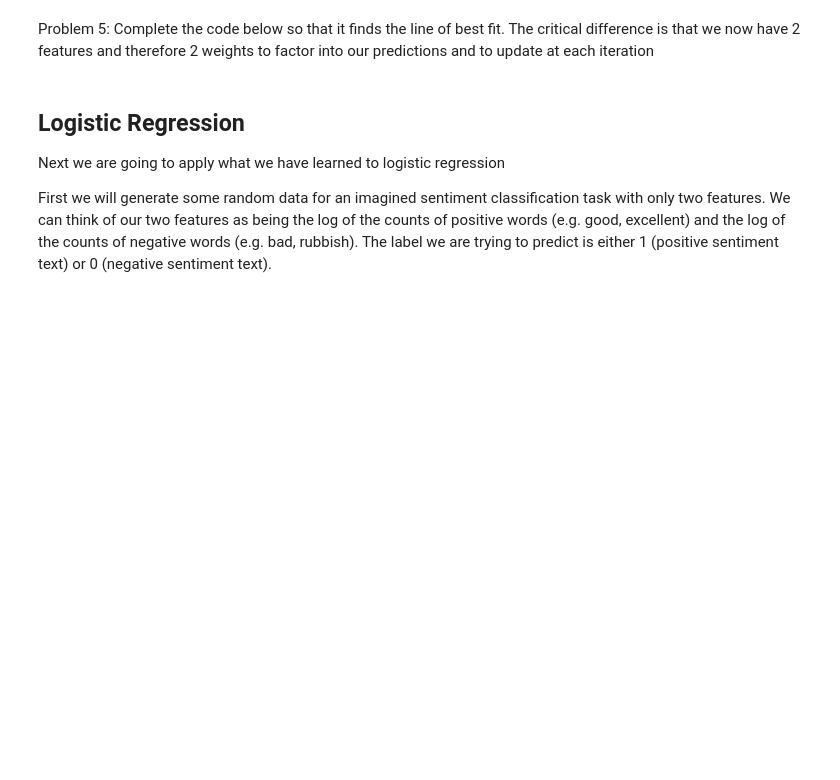
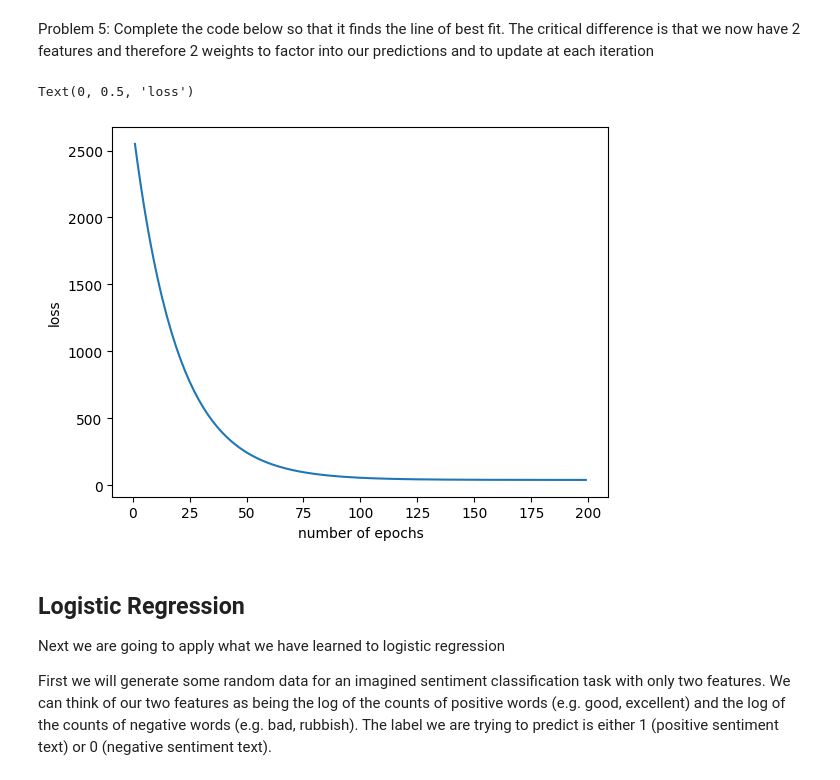
Before and after one commit to noobylub/APCSA, a Jupyter notebook: LELA60331_Week_5_Seminar.ipynb, the cells around one changed output. Drawn from its saved outputs; the diff is of its cells as text; code cells hidden in the pictures; blank space fills up the shorter version.

```diff
--- a/LELA60331_Week_5_Seminar.ipynb
+++ b/LELA60331_Week_5_Seminar.ipynb
@@ -160,28 +164,32 @@ x[1]=(x[1]-np.mean(x[1]))/np.std(x[1])
 # %% [markdown]
 Problem 5: Complete the code below so that it finds the line of best fit. The critical difference is that we now have 2 features and therefore 2 weights to factor into our predictions and to update at each iteration
 # %%
-n_iters = 2000
+n_iters = 200
 num_features = 2
 weights = np.random.rand(num_features)
 bias=0
 num_samples = len(y)
 linear_loss=[]
 lr=0.025
 for i in range(n_iters):
-    y_est =
-    errors = ?
-    loss = ?
+    y_est = bias + (x[0]*weights[0] + x[1]*weights[1])
+    errors = y_est-y
+    loss = np.dot(errors, errors)/num_samples
     linear_loss.append(loss)
 
-    dw1 = ?
-    dw2 = ?
-    db = ?
-    weights[0] = ?
-    weights[1] = ?
+    dw = np.dot(x[0],errors)/num_samples
+    dw2 = np.dot(x[1],errors)/num_samples
+    db = np.sum(errors)/num_samples
+    # weight = weight+dw*lr
+    weights[0] = weights[0] -dw*lr
+    weights[1] = weights[0] -dw*lr
     bias = bias - lr * db
 plt.plot(range(1,n_iters),linear_loss[1:])
 plt.xlabel("number of epochs")
 plt.ylabel("loss")
+# %% [output]
+Text(0, 0.5, 'loss')
+[figure, added]
 # %% [markdown]
 ## Logistic Regression
 
```
Also changed, not shown: parts of 8 cells of this notebook.
